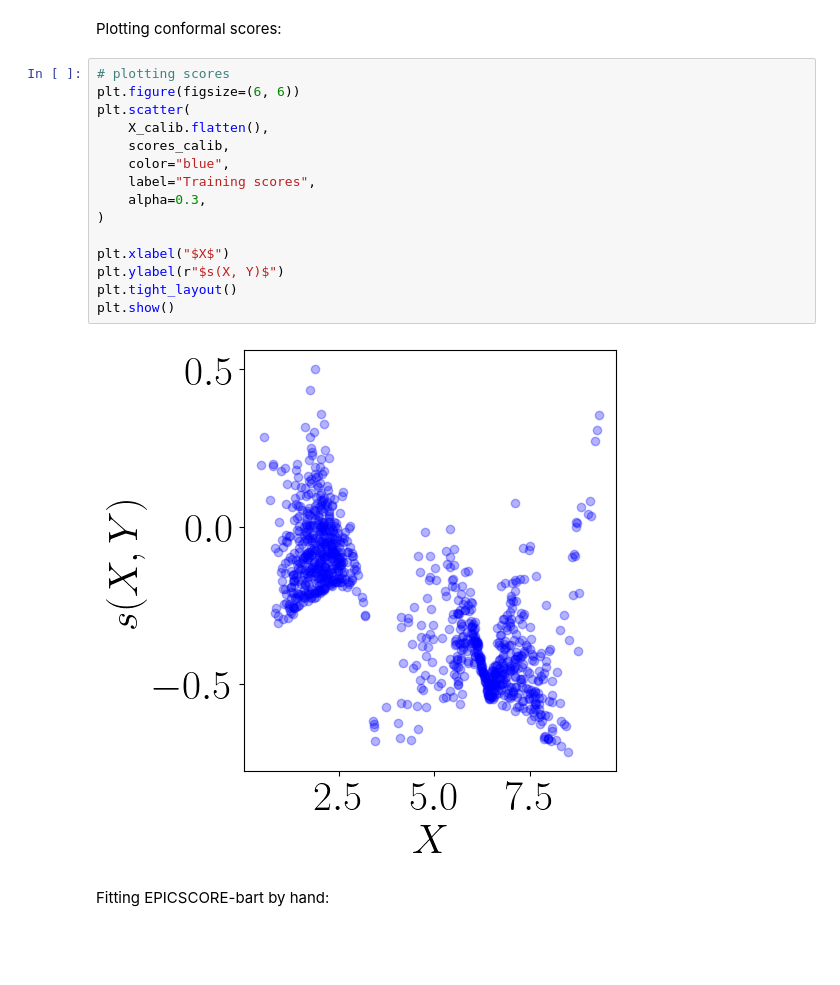
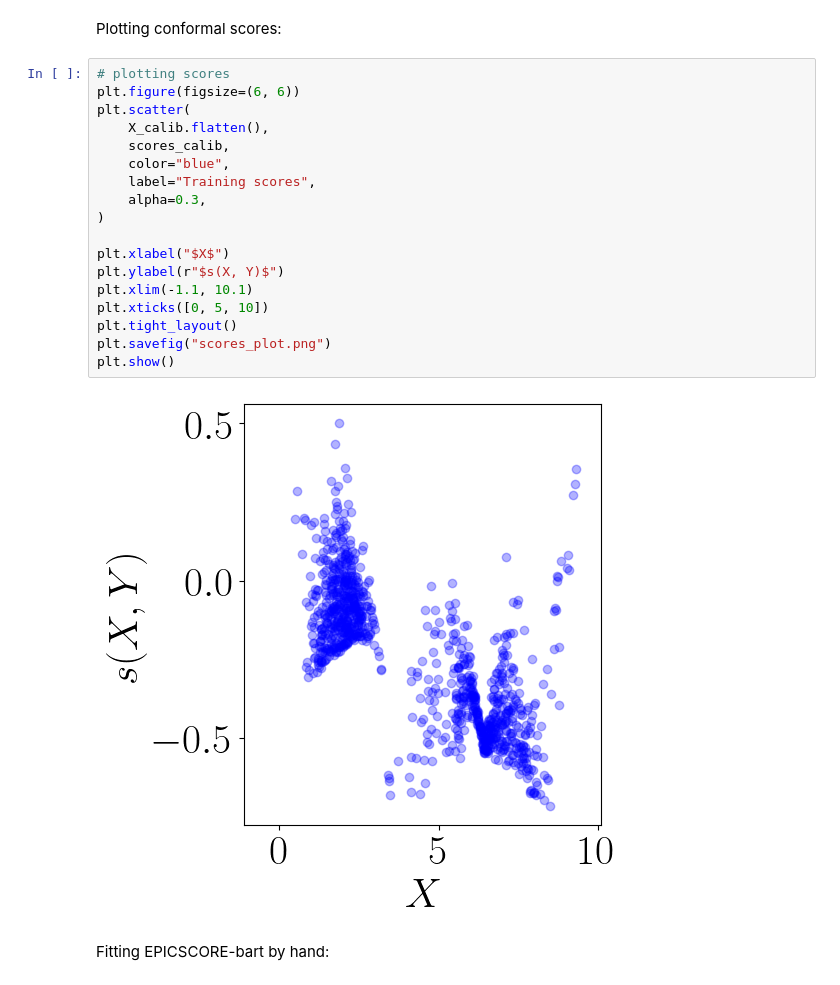
Before and after one commit to Monoxido45/EPICSCORE, a Jupyter notebook: Figures_and_tables/figure_3_quantile_illustration.ipynb, the cells around one changed output. Cells and saved outputs as stored; diff of their text form; blank space fills up the shorter version.

```diff
--- a/Figures_and_tables/figure_3_quantile_illustration.ipynb
+++ b/Figures_and_tables/figure_3_quantile_illustration.ipynb
@@ -137,20 +142,23 @@ Plotting conformal scores:
 # %%
 # plotting scores
 plt.figure(figsize=(6, 6))
 plt.scatter(
     X_calib.flatten(),
     scores_calib,
     color="blue",
     label="Training scores",
     alpha=0.3,
 )
 
 plt.xlabel("$X$")
 plt.ylabel(r"$s(X, Y)$")
+plt.xlim(-1.1, 10.1)
+plt.xticks([0, 5, 10])
 plt.tight_layout()
+plt.savefig("scores_plot.png")
 plt.show()
 # %% [output]
-[figure, old version]
+[figure, new version]
 # %% [markdown]
 Fitting EPICSCORE-bart by hand:
 # %%
```
Also changed, not shown: parts of 6 cells of this notebook, 1 other file.
